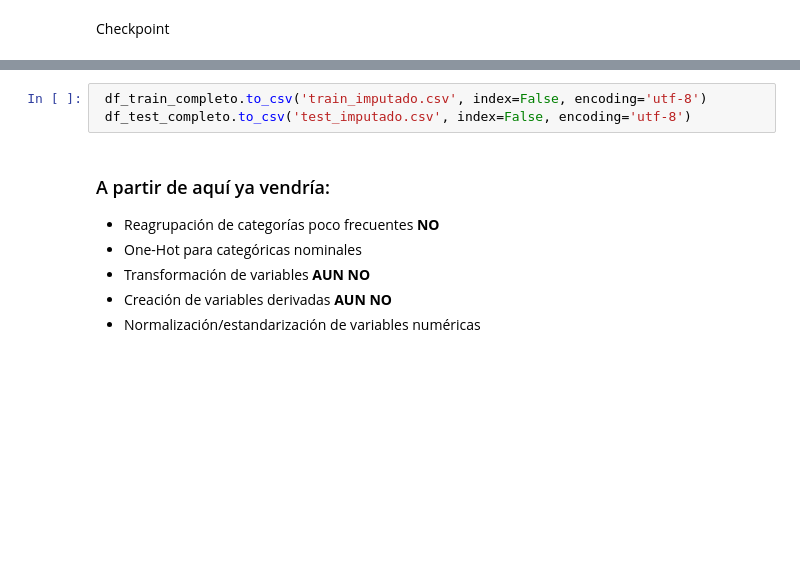
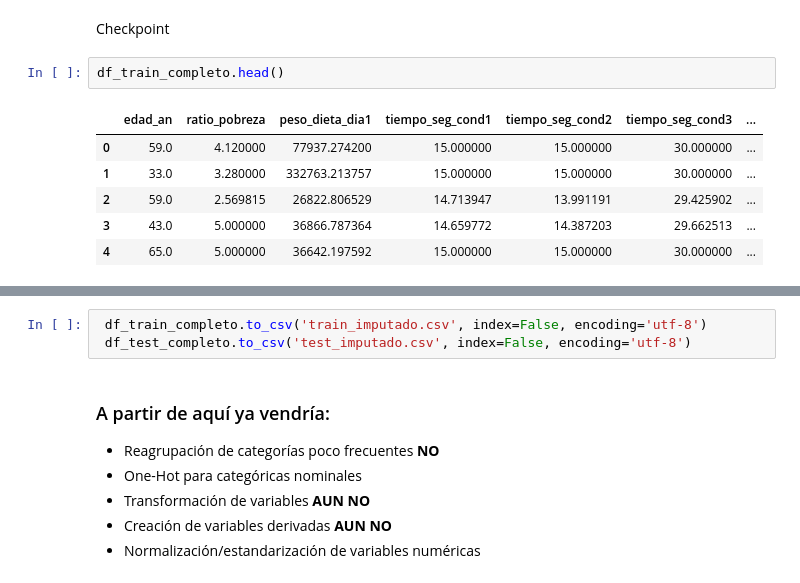
Before and after one commit to pmars21/hypertension_management_AI_driven_tool, a Jupyter notebook: missForest_imp_tfm.ipynb, the cells around one changed output, grey strips where cells are left out. Cells and saved outputs as stored; diff of their text form; blank space fills up the shorter version.

```diff
--- a/missForest_imp_tfm.ipynb
+++ b/missForest_imp_tfm.ipynb
@@ -669,2 +679,11 @@ Se encontraron 44 variables numéricas/ordinales que tenían nulos.
 # %% [markdown]
 Checkpoint
+# %%
+df_train_completo.head()
+# %% [output]
+|  | edad_an | ratio_pobreza | peso_dieta_dia1 | tiempo_seg_cond1 | tiempo_seg_cond2 | tiempo_seg_cond3 | ... |
+| 0 | 59.0 | 4.120000 | 77937.274200 | 15.000000 | 15.000000 | 30.000000 | ... |
+| 1 | 33.0 | 3.280000 | 332763.213757 | 15.000000 | 15.000000 | 30.000000 | ... |
+| 2 | 59.0 | 2.569815 | 26822.806529 | 14.713947 | 13.991191 | 29.425902 | ... |
+| 3 | 43.0 | 5.000000 | 36866.787364 | 14.659772 | 14.387203 | 29.662513 | ... |
+| 4 | 65.0 | 5.000000 | 36642.197592 | 15.000000 | 15.000000 | 30.000000 | ... |
```
Also changed, not shown: parts of 17 cells of this notebook.
